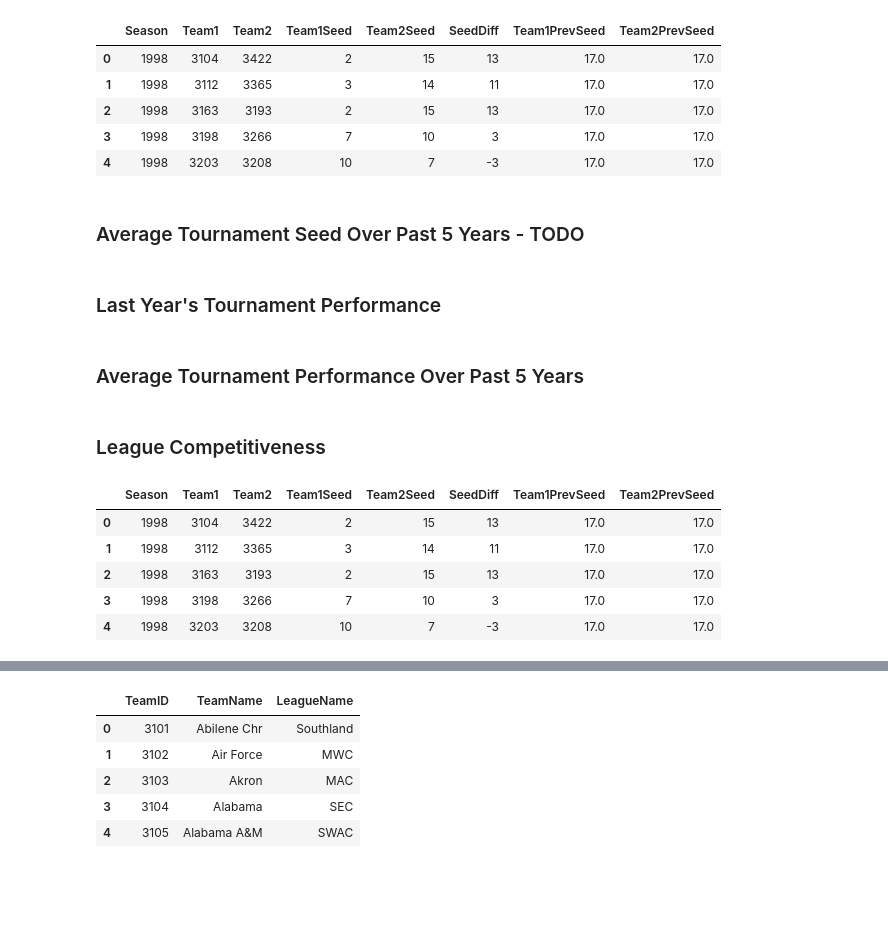
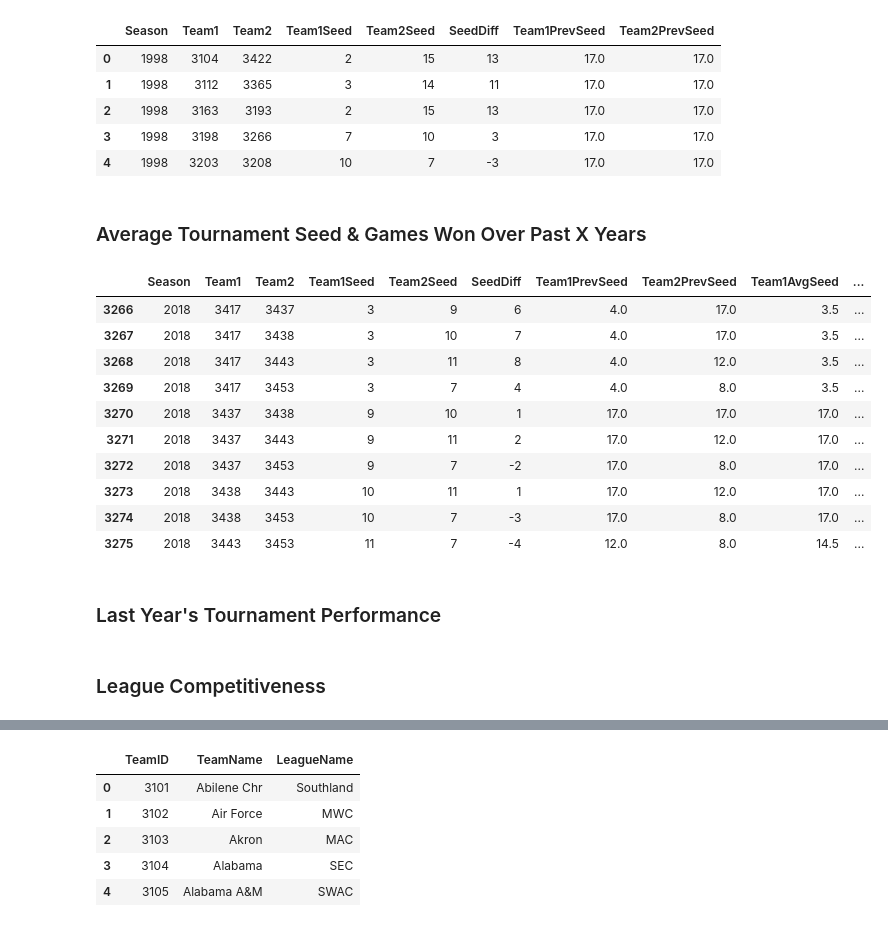
Before and after one commit to Dedomena-exerevnitis/mids-w207-kaggle, a Jupyter notebook: W207_Final_Evaluation_CC.ipynb, the cells around one changed output, grey strips where cells are left out. Cells and saved outputs as stored; diff of their text form; code cells hidden in the pictures; blank space fills up the shorter version.

```diff
--- a/W207_Final_Evaluation_CC.ipynb
+++ b/W207_Final_Evaluation_CC.ipynb
@@ -154,4 +159,4 @@ df_matchups.head()
 | 3 | 1998 | 3198 | 3266 | 7 | 10 | 3 | 17.0 | 17.0 |
 | 4 | 1998 | 3203 | 3208 | 10 | 7 | -3 | 17.0 | 17.0 |
 # %% [markdown]
-### Average Tournament Seed Over Past 5 Years - TODO
+### Average Tournament Seed & Games Won Over Past X Years
@@ -158,16 +167,69 @@ df_matchups.head()
+# %%
+w_seed_hist = []
+l_seed_hist = []
+
+w_game_hist = []
+l_game_hist = []
+
+# for each one, get past X years of tourney seeds
+for i,r in df_matchups.iterrows():
+    w_team_apps =  df_seeds[(df_seeds['TeamID'] == r['Team1'])] #all apps for this team
+    # recent appearances (does not include current year)
+    w_team_recent_apps = w_team_apps[(w_team_apps['Season'] >= (r['Season'] - hist)) & (w_team_apps['Season'] < r['Season'])]
+
+    # all wins for this team - this takes advantage of the fact that we're currently organized
+    w_wins = df_matchups[(df_matchups['Team1'] == r['Team1'])]
+    w_recent_wins = w_wins[(w_wins['Season'] >= (r['Season'] - hist)) & (w_wins['Season'] < r['Season'])]
+
+    # take into account years they weren't in the tournament, penalizes for that (approx. seed = 17)
+    w_avg_seed = (w_team_recent_apps['SeedInt'].sum() + (((hist) - len(w_team_recent_apps)) * 17)) / float(hist)
+
+    # not making it recently is same as making it and losing
+    if len(w_team_recent_apps) == 0:
+        w_avg_games = 0
+    else:
+        w_avg_games = (len(w_recent_wins)) / hist
+
+    w_game_hist.append(round(w_avg_games,2))
+    w_seed_hist.append(round(w_avg_seed,2))
+
+    l_team_apps =  df_seeds[(df_seeds['TeamID'] == r['Team2'])]
+    l_team_recent_apps = l_team_apps[(l_team_apps['Season'] >= (r['Season'] - hist)) & (l_team_apps['Season'] < r['Season'])]
+
+    l_wins = df_matchups[(df_matchups['Team1'] == r['Team2'])]
+    l_recent_wins = l_wins[(l_wins['Season'] >= (r['Season'] - hist)) & (l_wins['Season'] < r['Season'])]
+
+    # take into account years they weren't in the tournament, penalizes for that (approx. seed = 17)
+    l_avg_seed = (l_team_recent_apps['SeedInt'].sum() + (((hist) - len(l_team_recent_apps)) * 17)) / float(hist)
+    if len(l_team_recent_apps) == 0:
+        l_avg_games = 0
+    else:
+        l_avg_games = (len(l_recent_wins)) / hist
+
+    l_game_hist.append(round(l_avg_games,2))
+    l_seed_hist.append(round(l_avg_seed,2))
+
+
+df_matchups['Team1AvgSeed'] = w_seed_hist
+df_matchups['Team2AvgSeed'] = l_seed_hist
+df_matchups['Team1AvgGames'] = w_game_hist
+df_matchups['Team2AvgGames'] = l_game_hist
+
+# for now, inspect the tail
+df_matchups.tail(10)
+# %% [output]
+|  | Season | Team1 | Team2 | Team1Seed | Team2Seed | SeedDiff | Team1PrevSeed | Team2PrevSeed | Team1AvgSeed | ... |
+| 3266 | 2018 | 3417 | 3437 | 3 | 9 | 6 | 4.0 | 17.0 | 3.5 | ... |
+| 3267 | 2018 | 3417 | 3438 | 3 | 10 | 7 | 4.0 | 17.0 | 3.5 | ... |
+| 3268 | 2018 | 3417 | 3443 | 3 | 11 | 8 | 4.0 | 12.0 | 3.5 | ... |
+| 3269 | 2018 | 3417 | 3453 | 3 | 7 | 4 | 4.0 | 8.0 | 3.5 | ... |
+| 3270 | 2018 | 3437 | 3438 | 9 | 10 | 1 | 17.0 | 17.0 | 17.0 | ... |
+| 3271 | 2018 | 3437 | 3443 | 9 | 11 | 2 | 17.0 | 12.0 | 17.0 | ... |
+| 3272 | 2018 | 3437 | 3453 | 9 | 7 | -2 | 17.0 | 8.0 | 17.0 | ... |
+| 3273 | 2018 | 3438 | 3443 | 10 | 11 | 1 | 17.0 | 12.0 | 17.0 | ... |
+| 3274 | 2018 | 3438 | 3453 | 10 | 7 | -3 | 17.0 | 8.0 | 17.0 | ... |
+| 3275 | 2018 | 3443 | 3453 | 11 | 7 | -4 | 12.0 | 8.0 | 14.5 | ... |
 # %% [markdown]
 ### Last Year's Tournament Performance
-# %% [markdown]
-### Average Tournament Performance Over Past 5 Years
 # %% [markdown]
 ### League Competitiveness
-# %%
-df_tour_hist = df_matchups
-df_tour_hist.head()
-# %% [output]
-|  | Season | Team1 | Team2 | Team1Seed | Team2Seed | SeedDiff | Team1PrevSeed | Team2PrevSeed |
-| 0 | 1998 | 3104 | 3422 | 2 | 15 | 13 | 17.0 | 17.0 |
-| 1 | 1998 | 3112 | 3365 | 3 | 14 | 11 | 17.0 | 17.0 |
-| 2 | 1998 | 3163 | 3193 | 2 | 15 | 13 | 17.0 | 17.0 |
-| 3 | 1998 | 3198 | 3266 | 7 | 10 | 3 | 17.0 | 17.0 |
-| 4 | 1998 | 3203 | 3208 | 10 | 7 | -3 | 17.0 | 17.0 |
```
Also changed, not shown: parts of 29 cells of this notebook, 1 other file.
